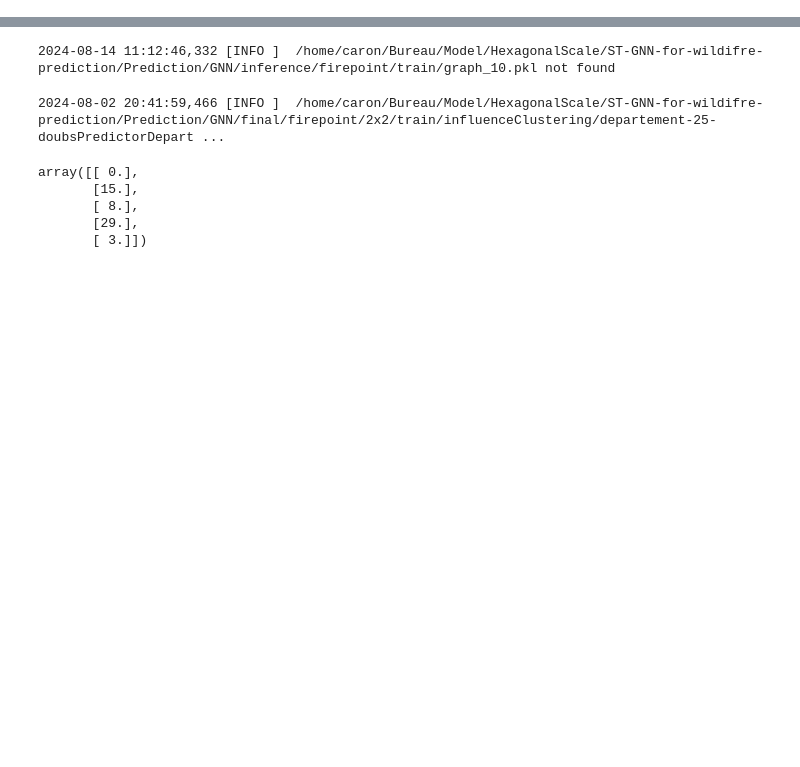
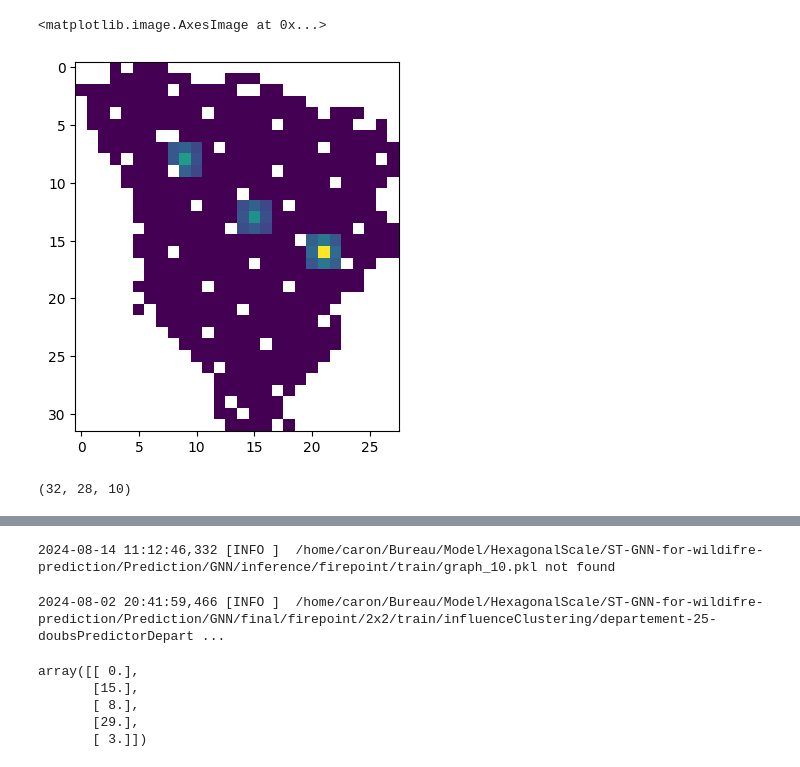
Before and after one commit to NicolasCaronPro/ST-GNN-for-wildifre-prediction, a Jupyter notebook: Prediction/Inference/interface/check.ipynb, the cells around one changed output, grey strips where cells are left out. Saved outputs shown, nothing was run; the diff lists cells and outputs as text; code cells hidden in the pictures; blank space fills up the shorter version.

```diff
--- a/Prediction/Inference/interface/check.ipynb
+++ b/Prediction/Inference/interface/check.ipynb
@@ -12,0 +46,13 @@ geo.plot(column='fire_prediction_dept', vmin=1, vmax=6, cmap='jet', legend=True)
+# %%
+import pickle
+import matplotlib.pyplot as plt
+
+file = pickle.load(open('departement-78-yvelinespastInfluence.pkl', 'rb'))
+plt.imshow(file[:, :, -1])
+# %% [output]
+<matplotlib.image.AxesImage at 0x...>
+[figure, added]
+# %%
+file.shape
+# %% [output]
+(32, 28, 10)
```
Also changed, not shown: parts of 11 cells of this notebook, 15 other files.
